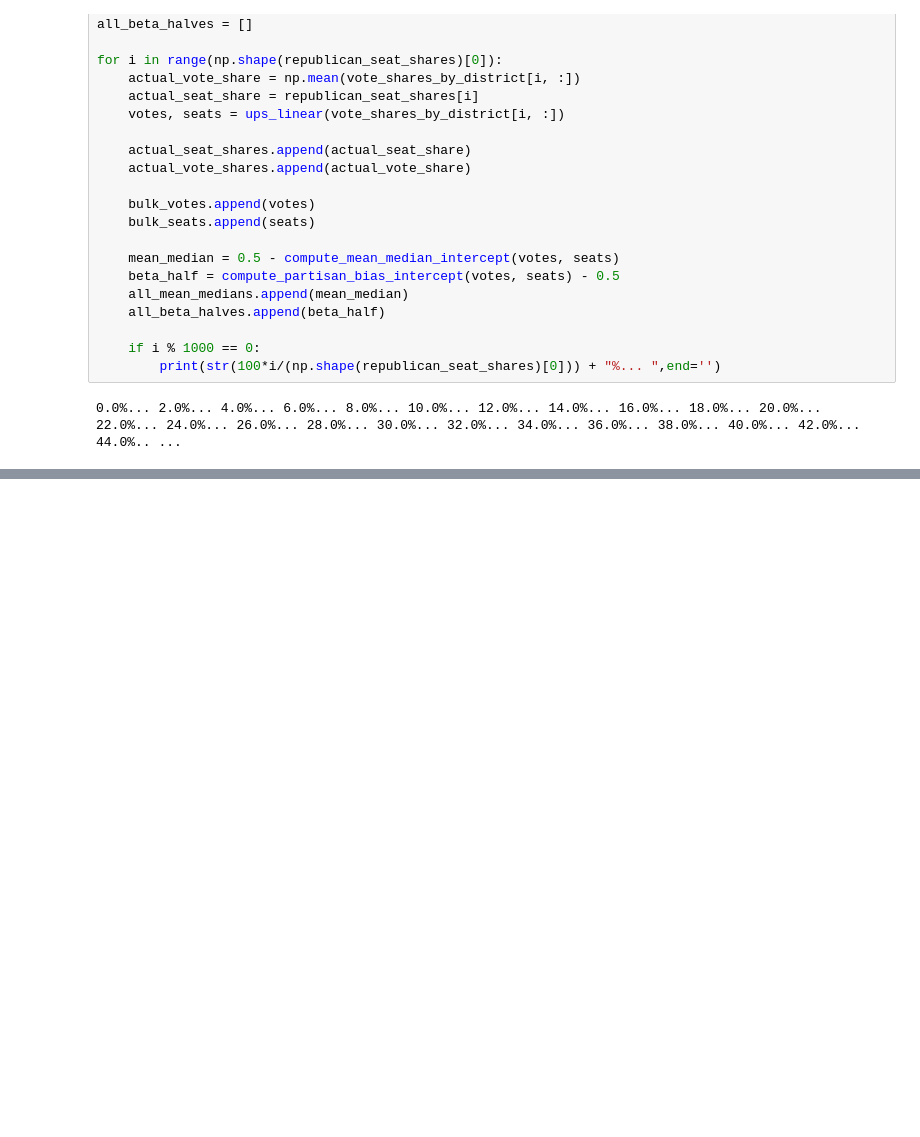
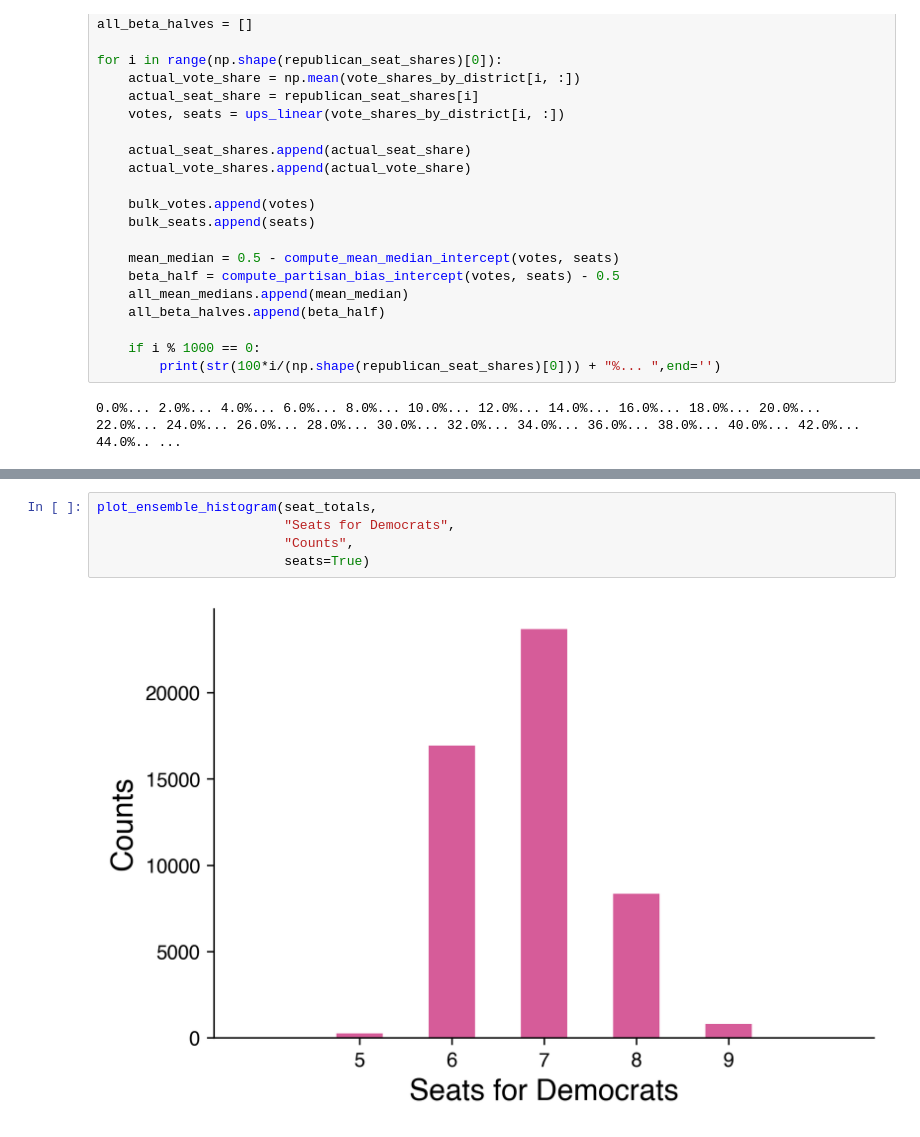
Before and after one commit to political-geometry/partisan-fairness, a Jupyter notebook: ensemble_partisan_metrics.ipynb, the cells around one changed output, grey strips where cells are left out. Saved outputs shown, nothing was run; the diff lists cells and outputs as text; blank space fills up the shorter version.

```diff
--- a/ensemble_partisan_metrics.ipynb
+++ b/ensemble_partisan_metrics.ipynb
@@ -88,0 +114,7 @@ plot_ensemble_histogram(seat_totals,"Seats for Democrats", "Counts",seats=True)
+# %%
+plot_ensemble_histogram(seat_totals,
+                        "Seats for Democrats",
+                        "Counts",
+                        seats=True)
+# %% [output]
+[figure, added]
```
Also changed, not shown: parts of 13 cells of this notebook.
